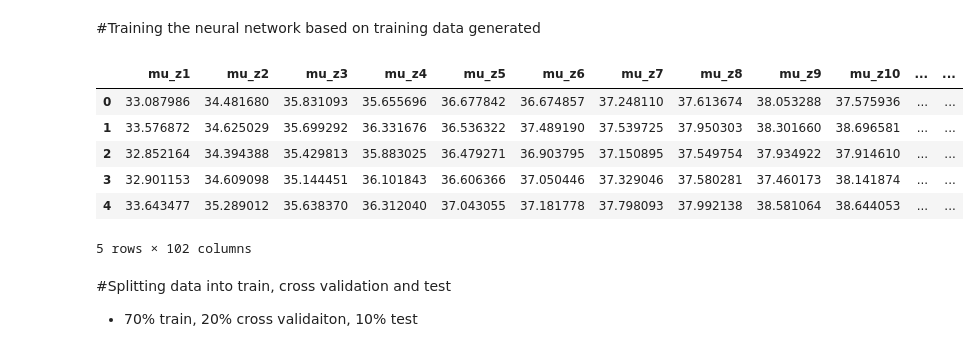
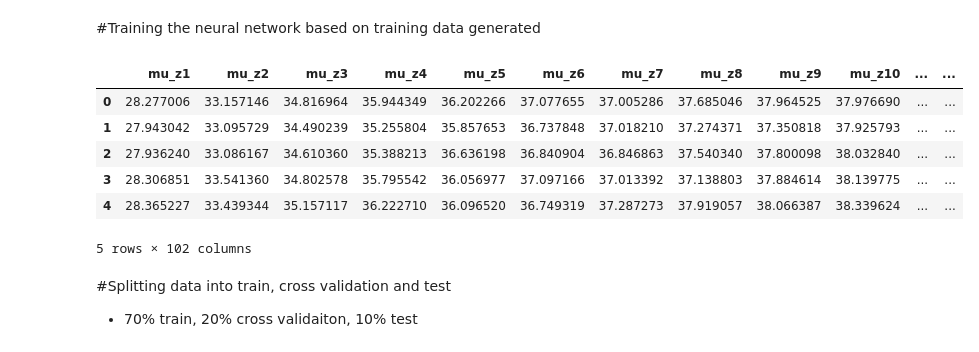
Before and after one commit to josephasal/cosmo_inference, a Jupyter notebook: neural_network/nn_training.ipynb, the cells around one changed output. Cells and saved outputs as stored; diff of their text form; code cells hidden in the pictures.

```diff
--- a/neural_network/nn_training.ipynb
+++ b/neural_network/nn_training.ipynb
@@ -5,19 +5,19 @@
 # %%
 #importing the csv of training data
 import numpy as np
 import pandas as pd
 
-filepath = '/content/drive/MyDrive/Colab Notebooks/Bayesian Stats in Cosmology/Restructured code/Neural net/noisy_training_data.csv'
+filepath = '/content/drive/MyDrive/Colab Notebooks/Bayesian Stats in Cosmology/Restructured code/Neural net/noisy_training_dataNEW3.csv'
 training_data = pd.read_csv(filepath)
 
 training_data.head()
 # %% [output]
 |  | mu_z1 | mu_z2 | mu_z3 | mu_z4 | mu_z5 | mu_z6 | mu_z7 | mu_z8 | mu_z9 | mu_z10 | ... | ... |
-| 0 | 33.087986 | 34.481680 | 35.831093 | 35.655696 | 36.677842 | 36.674857 | 37.248110 | 37.613674 | 38.053288 | 37.575936 | ... | ... |
-| 1 | 33.576872 | 34.625029 | 35.699292 | 36.331676 | 36.536322 | 37.489190 | 37.539725 | 37.950303 | 38.301660 | 38.696581 | ... | ... |
-| 2 | 32.852164 | 34.394388 | 35.429813 | 35.883025 | 36.479271 | 36.903795 | 37.150895 | 37.549754 | 37.934922 | 37.914610 | ... | ... |
-| 3 | 32.901153 | 34.609098 | 35.144451 | 36.101843 | 36.606366 | 37.050446 | 37.329046 | 37.580281 | 37.460173 | 38.141874 | ... | ... |
-| 4 | 33.643477 | 35.289012 | 35.638370 | 36.312040 | 37.043055 | 37.181778 | 37.798093 | 37.992138 | 38.581064 | 38.644053 | ... | ... |
+| 0 | 28.277006 | 33.157146 | 34.816964 | 35.944349 | 36.202266 | 37.077655 | 37.005286 | 37.685046 | 37.964525 | 37.976690 | ... | ... |
+| 1 | 27.943042 | 33.095729 | 34.490239 | 35.255804 | 35.857653 | 36.737848 | 37.018210 | 37.274371 | 37.350818 | 37.925793 | ... | ... |
+| 2 | 27.936240 | 33.086167 | 34.610360 | 35.388213 | 36.636198 | 36.840904 | 36.846863 | 37.540340 | 37.800098 | 38.032840 | ... | ... |
+| 3 | 28.306851 | 33.541360 | 34.802578 | 35.795542 | 36.056977 | 37.097166 | 37.013392 | 37.138803 | 37.884614 | 38.139775 | ... | ... |
+| 4 | 28.365227 | 33.439344 | 35.157117 | 36.222710 | 36.096520 | 36.749319 | 37.287273 | 37.919057 | 38.066387 | 38.339624 | ... | ... |
 5 rows × 102 columns
 # %%
 # getting the columns for my X values, which is distance modulus at various redshifts
```
Also changed, not shown: parts of 15 cells of this notebook.
